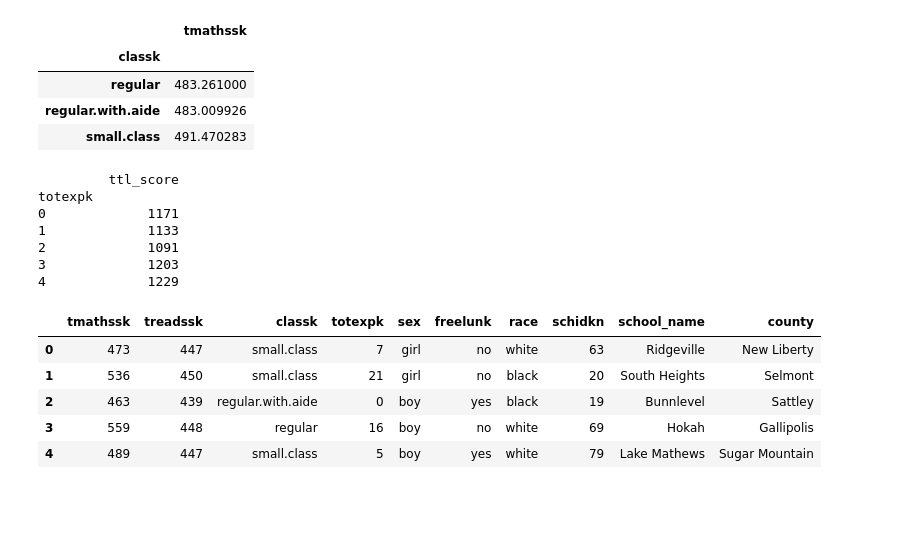
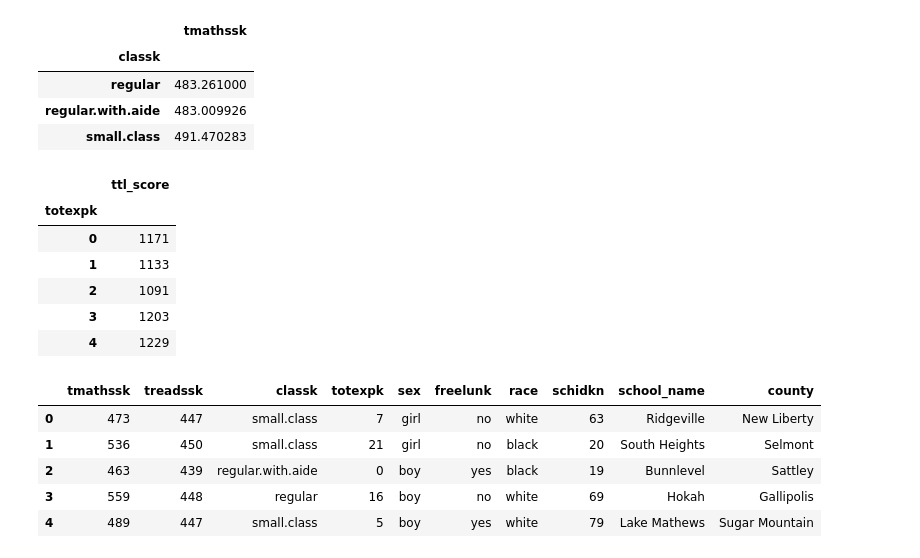
Before and after one commit to stringfestdata/advancing-into-analytics-book, a Jupyter notebook: ch-12.ipynb, the cells around one changed output. Saved outputs shown, nothing was run; the diff lists cells and outputs as text; code cells hidden in the pictures; blank space fills up the shorter version.

```diff
--- a/ch-12.ipynb
+++ b/ch-12.ipynb
@@ -111,15 +111,15 @@ star_grouped[['tmathssk']].mean()
 | regular.with.aide | 483.009926 |
 | small.class | 491.470283 |
 # %%
-print(star.groupby('totexpk')[['ttl_score']].max().head())
+star.groupby('totexpk')[['ttl_score']].max().head()
 # %% [output]
-         ttl_score
-totexpk
-0             1171
-1             1133
-2             1091
-3             1203
-4             1229
+|  | ttl_score |
+| totexpk |  |
+| 0 | 1171 |
+| 1 | 1133 |
+| 2 | 1091 |
+| 3 | 1203 |
+| 4 | 1229 |
 # %%
 star = pd.read_excel('datasets/star/star.xlsx')
 districts = pd.read_csv('datasets/star/districts.csv')
```
Also changed, not shown: 9 other files.
